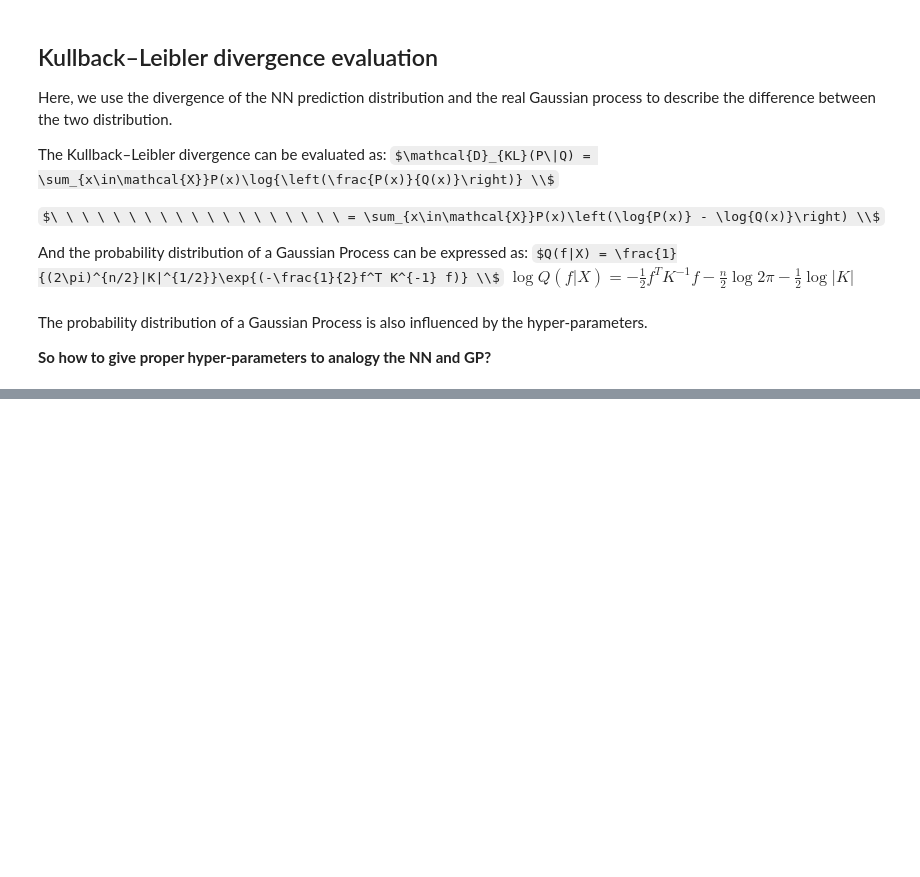
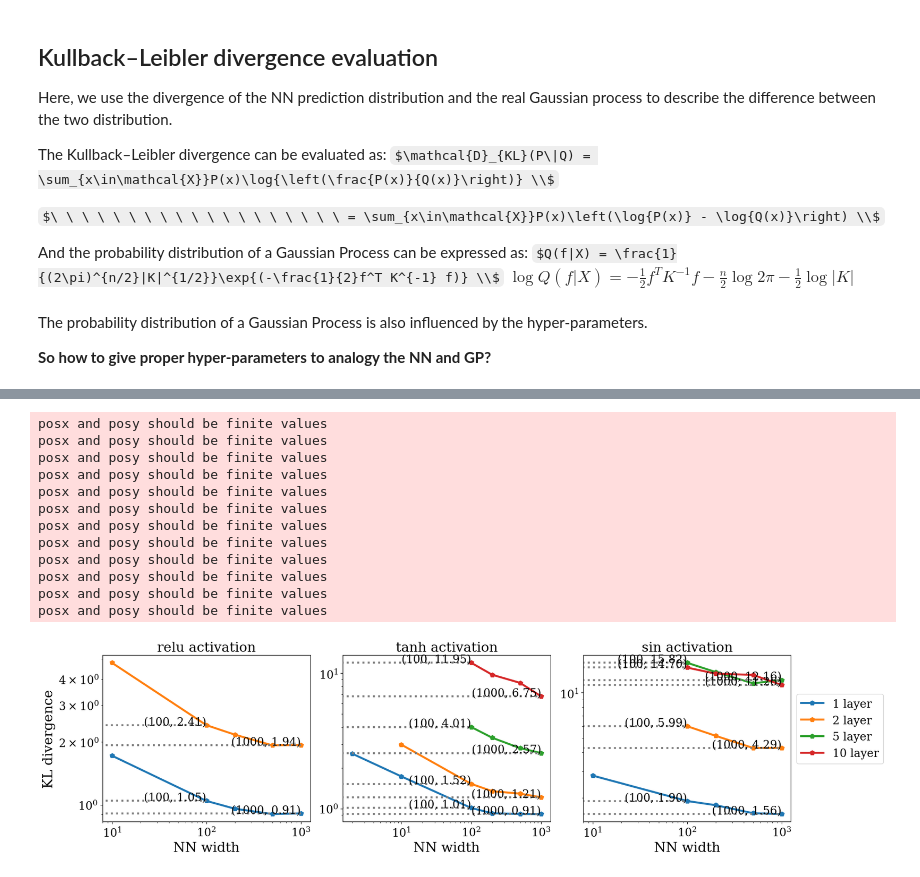
Before and after one commit to guanshaoheng/gaussian_nn_tugraz, a Jupyter notebook: link_NN_Gaussian/NN_is_GP.ipynb, the cells around one changed output, grey strips where cells are left out. Saved outputs shown, nothing was run; the diff lists cells and outputs as text; code cells hidden in the pictures; some formulas as TeX source; blank space fills up the shorter version.

```diff
--- a/link_NN_Gaussian/NN_is_GP.ipynb
+++ b/link_NN_Gaussian/NN_is_GP.ipynb
@@ -703,0 +718,52 @@ plot_KL_divergence(num_list, divergence_1_sin, divergence_2_sin, activation='sin
+# %%
+hidden_layer_num_list = num_layer_list
+divergence_all_activations = [divergence_list_relu, divergence_list_tanh, divergence_list_sin]
+activation_list = ['relu', 'tanh', 'sin']
+fig, ax = plt.subplots(nrows=1, ncols=3, figsize=[18, 4+1])
+for j in range(3):
+    divergence_list = divergence_all_activations[j]
+    activation = activation_list[j]
+    for i, divergence_temp in enumerate(divergence_list):
+        ax[j].plot(num_hidden_list, divergence_temp, marker = 'p', label='%d layer' % hidden_layer_num_list[i])
+        ax[j].plot([0, 100], [divergence_temp[2], divergence_temp[2]], linestyle='dotted', color='gray')
+        ax[j].plot([0, 1000], [divergence_temp[5], divergence_temp[5]], linestyle='dotted', color='gray')
+
+        ax[j].text(x=100, y= divergence_temp[2], s='(%d, %.2f)' % (100, divergence_temp[2]),
+                 horizontalalignment='right')
+
+        ax[j].text(x=1000, y= divergence_temp[5], s='(%d, %.2f)' % (1000, divergence_temp[5]),
+                 horizontalalignment='right')
+
+    if j == 0:
+        ax[j].set_ylabel('KL divergence')
+    ax[j].set_xlabel('NN width')
+    ax[j].set_title('%s activation' % activation)
+    ax[j].set_xscale('log')
+    ax[j].set_yscale('log')
+    # ax[j].legend()
+    plt.tight_layout()
+    # fig = plt.gcf()
+
+plt.legend(bbox_to_anchor=(1., 0.8))
+# plt.tight_layout()
+
+fig.subplots_adjust(right=0.89)
+fig = plt.gcf()
+fig.savefig('./figs/approximated KL distance all activations.png'
+                , dpi=200)
+plt.show()
+plt.close()
+# %% [output]
+posx and posy should be finite values
+posx and posy should be finite values
+posx and posy should be finite values
+posx and posy should be finite values
+posx and posy should be finite values
+posx and posy should be finite values
+posx and posy should be finite values
+posx and posy should be finite values
+posx and posy should be finite values
+posx and posy should be finite values
+posx and posy should be finite values
+posx and posy should be finite values
+[figure, added]
```
Also changed, not shown: parts of 21 cells of this notebook.
